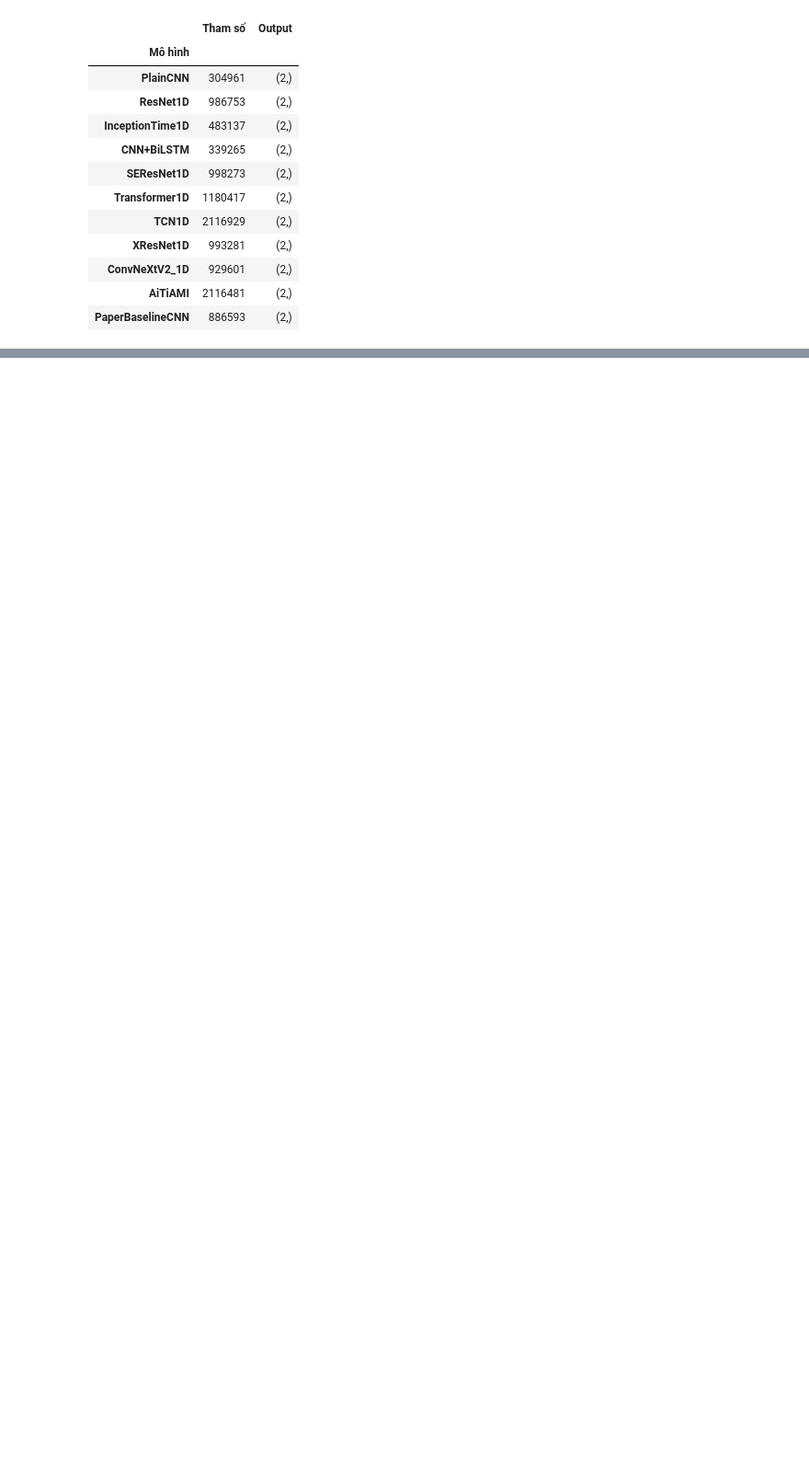
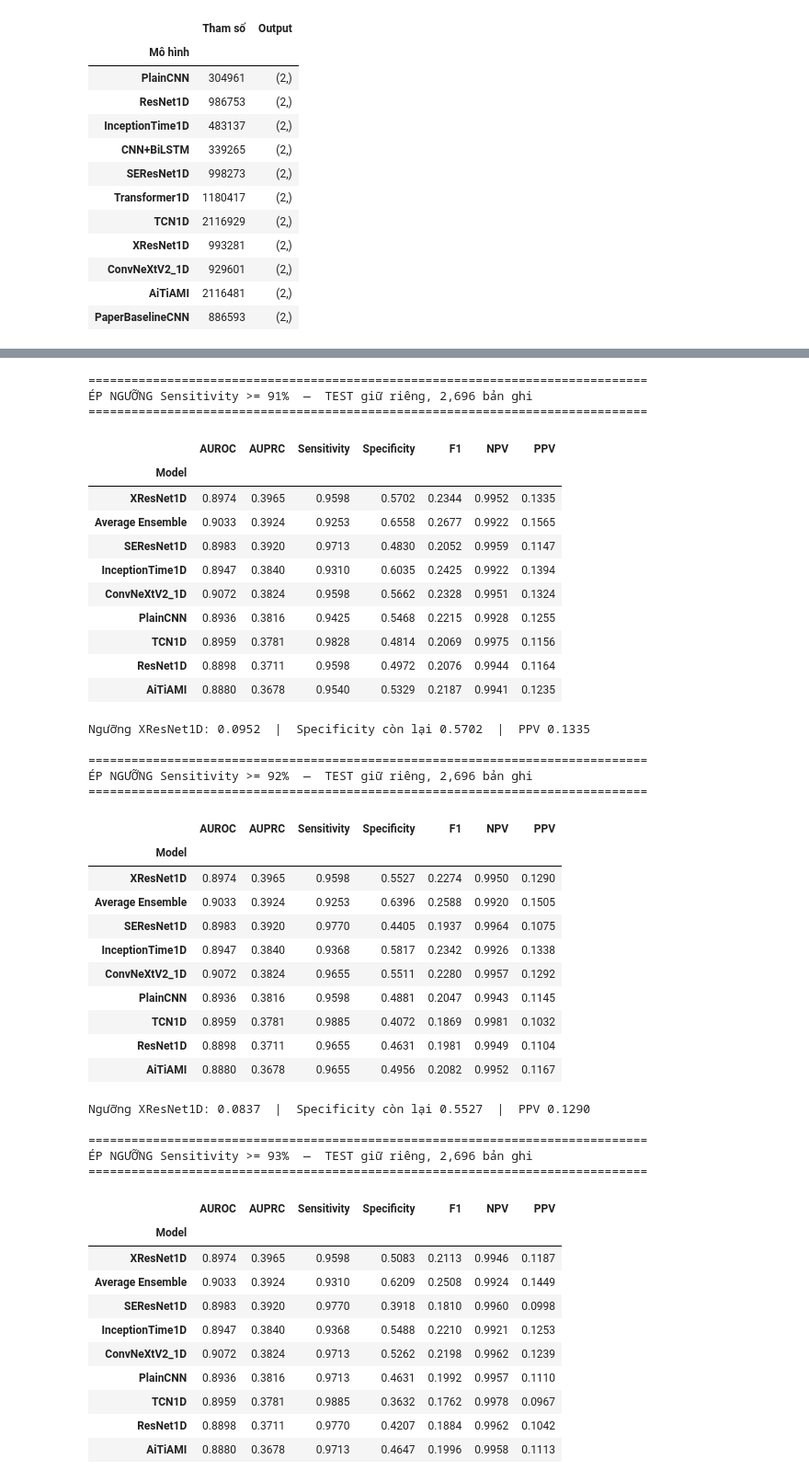
Before and after one commit to quandao073/ECG-experiment, a Jupyter notebook: notebooks/09_omi_stability_calibration.ipynb, the cells around one changed output, grey strips where cells are left out. Shown at 92% size. Drawn from its saved outputs; the diff is of its cells as text; code cells hidden in the pictures; blank space fills up the shorter version.

```diff
--- a/notebooks/09_omi_stability_calibration.ipynb
+++ b/notebooks/09_omi_stability_calibration.ipynb
@@ -2668,0 +2921,75 @@ con số điểm nào làm kết luận cuối cùng về giá trị lâm sàng
+# %%
+# ---- mục 21c: Ép ngưỡng Sensitivity 91-95% trên TEST giữ riêng (kết quả cuối cùng) ----
+_test_auprc_order = sorted(
+    _ROW_NAMES,
+    key=lambda n: -compute_metrics(y_test, TEST_P[n])["auprc"])
+
+for target in SENS_TARGETS:
+    rows = []
+    for name in _test_auprc_order:
+        p_pool_ = OOF_P[name][0][VALID]
+        t = threshold_at_sensitivity(y[VALID], p_pool_, target)   # chốt ngưỡng từ POOL
+        m = compute_metrics(y_test, TEST_P[name], t)              # áp lên TEST, không refit
+
+        rows.append({"Model": _DISPLAY_NAME.get(name, name), "AUROC": m["auroc"],
+                     "AUPRC": m["auprc"], "Sensitivity": m["sensitivity"],
+                     "Specificity": m["specificity"], "F1": m["f1"], "NPV": m["npv"],
+                     "PPV": m["ppv"], "_thr": t})
+    _sens_test_df = pd.DataFrame(rows).set_index("Model")
+
+    print("=" * 78)
+    print(f"ÉP NGƯỠNG Sensitivity >= {target:.0%}  —  TEST giữ riêng, {len(TEST_IDX):,} bản ghi")
+    print("=" * 78)
+    display(style_df(_sens_test_df[SENS_COLS], SENS_COLS))
+    _champ = _sens_test_df.index[0]
+    _thr_v, _spec_v, _ppv_v = (_sens_test_df.loc[_champ, "_thr"],
+                               _sens_test_df.loc[_champ, "Specificity"],
+                               _sens_test_df.loc[_champ, "PPV"])
+    print(f"Ngưỡng {_champ}: {_thr_v:.4f}  |  Specificity còn lại {_spec_v:.4f}  |  PPV {_ppv_v:.4f}\n")
+# %% [output]
+==============================================================================
+ÉP NGƯỠNG Sensitivity >= 91%  —  TEST giữ riêng, 2,696 bản ghi
+==============================================================================
+|  | AUROC | AUPRC | Sensitivity | Specificity | F1 | NPV | PPV |
+| Model |  |  |  |  |  |  |  |
+| XResNet1D | 0.8974 | 0.3965 | 0.9598 | 0.5702 | 0.2344 | 0.9952 | 0.1335 |
+| Average Ensemble | 0.9033 | 0.3924 | 0.9253 | 0.6558 | 0.2677 | 0.9922 | 0.1565 |
+| SEResNet1D | 0.8983 | 0.3920 | 0.9713 | 0.4830 | 0.2052 | 0.9959 | 0.1147 |
+| InceptionTime1D | 0.8947 | 0.3840 | 0.9310 | 0.6035 | 0.2425 | 0.9922 | 0.1394 |
+| ConvNeXtV2_1D | 0.9072 | 0.3824 | 0.9598 | 0.5662 | 0.2328 | 0.9951 | 0.1324 |
+| PlainCNN | 0.8936 | 0.3816 | 0.9425 | 0.5468 | 0.2215 | 0.9928 | 0.1255 |
+| TCN1D | 0.8959 | 0.3781 | 0.9828 | 0.4814 | 0.2069 | 0.9975 | 0.1156 |
+| ResNet1D | 0.8898 | 0.3711 | 0.9598 | 0.4972 | 0.2076 | 0.9944 | 0.1164 |
+| AiTiAMI | 0.8880 | 0.3678 | 0.9540 | 0.5329 | 0.2187 | 0.9941 | 0.1235 |
+Ngưỡng XResNet1D: 0.0952  |  Specificity còn lại 0.5702  |  PPV 0.1335
+
+==============================================================================
+ÉP NGƯỠNG Sensitivity >= 92%  —  TEST giữ riêng, 2,696 bản ghi
+==============================================================================
+|  | AUROC | AUPRC | Sensitivity | Specificity | F1 | NPV | PPV |
+| Model |  |  |  |  |  |  |  |
+| XResNet1D | 0.8974 | 0.3965 | 0.9598 | 0.5527 | 0.2274 | 0.9950 | 0.1290 |
+| Average Ensemble | 0.9033 | 0.3924 | 0.9253 | 0.6396 | 0.2588 | 0.9920 | 0.1505 |
+| SEResNet1D | 0.8983 | 0.3920 | 0.9770 | 0.4405 | 0.1937 | 0.9964 | 0.1075 |
+| InceptionTime1D | 0.8947 | 0.3840 | 0.9368 | 0.5817 | 0.2342 | 0.9926 | 0.1338 |
+| ConvNeXtV2_1D | 0.9072 | 0.3824 | 0.9655 | 0.5511 | 0.2280 | 0.9957 | 0.1292 |
+| PlainCNN | 0.8936 | 0.3816 | 0.9598 | 0.4881 | 0.2047 | 0.9943 | 0.1145 |
+| TCN1D | 0.8959 | 0.3781 | 0.9885 | 0.4072 | 0.1869 | 0.9981 | 0.1032 |
+| ResNet1D | 0.8898 | 0.3711 | 0.9655 | 0.4631 | 0.1981 | 0.9949 | 0.1104 |
+| AiTiAMI | 0.8880 | 0.3678 | 0.9655 | 0.4956 | 0.2082 | 0.9952 | 0.1167 |
+Ngưỡng XResNet1D: 0.0837  |  Specificity còn lại 0.5527  |  PPV 0.1290
+
+==============================================================================
+ÉP NGƯỠNG Sensitivity >= 93%  —  TEST giữ riêng, 2,696 bản ghi
+==============================================================================
+|  | AUROC | AUPRC | Sensitivity | Specificity | F1 | NPV | PPV |
+| Model |  |  |  |  |  |  |  |
+| XResNet1D | 0.8974 | 0.3965 | 0.9598 | 0.5083 | 0.2113 | 0.9946 | 0.1187 |
+| Average Ensemble | 0.9033 | 0.3924 | 0.9310 | 0.6209 | 0.2508 | 0.9924 | 0.1449 |
+| SEResNet1D | 0.8983 | 0.3920 | 0.9770 | 0.3918 | 0.1810 | 0.9960 | 0.0998 |
+| InceptionTime1D | 0.8947 | 0.3840 | 0.9368 | 0.5488 | 0.2210 | 0.9921 | 0.1253 |
+| ConvNeXtV2_1D | 0.9072 | 0.3824 | 0.9713 | 0.5262 | 0.2198 | 0.9962 | 0.1239 |
+| PlainCNN | 0.8936 | 0.3816 | 0.9713 | 0.4631 | 0.1992 | 0.9957 | 0.1110 |
+| TCN1D | 0.8959 | 0.3781 | 0.9885 | 0.3632 | 0.1762 | 0.9978 | 0.0967 |
+| ResNet1D | 0.8898 | 0.3711 | 0.9770 | 0.4207 | 0.1884 | 0.9962 | 0.1042 |
+| AiTiAMI | 0.8880 | 0.3678 | 0.9713 | 0.4647 | 0.1996 | 0.9958 | 0.1113 |
```
Also changed, not shown: parts of 44 cells of this notebook, 4 other files.
